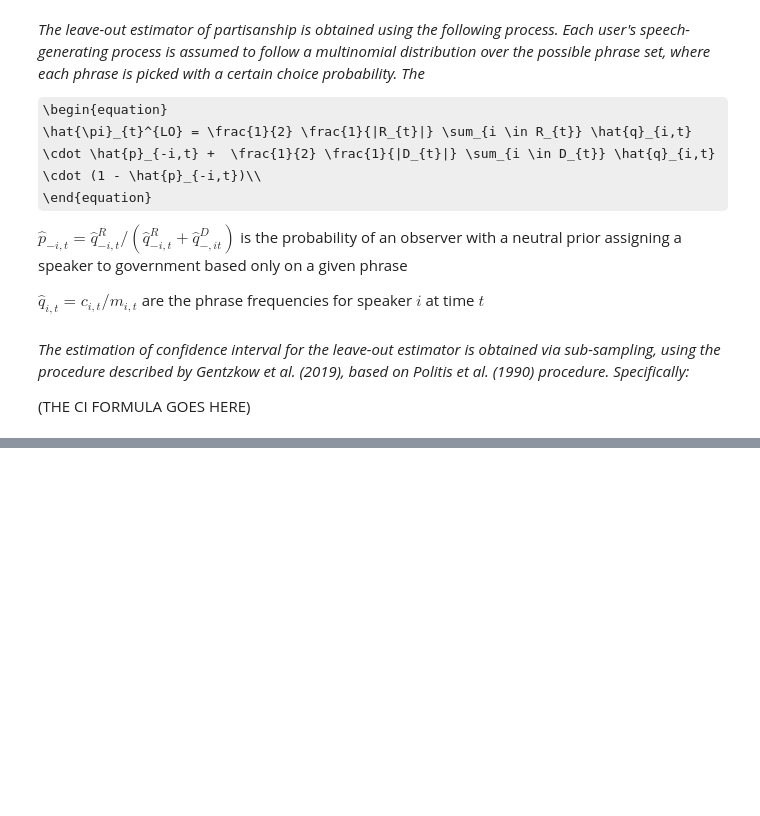
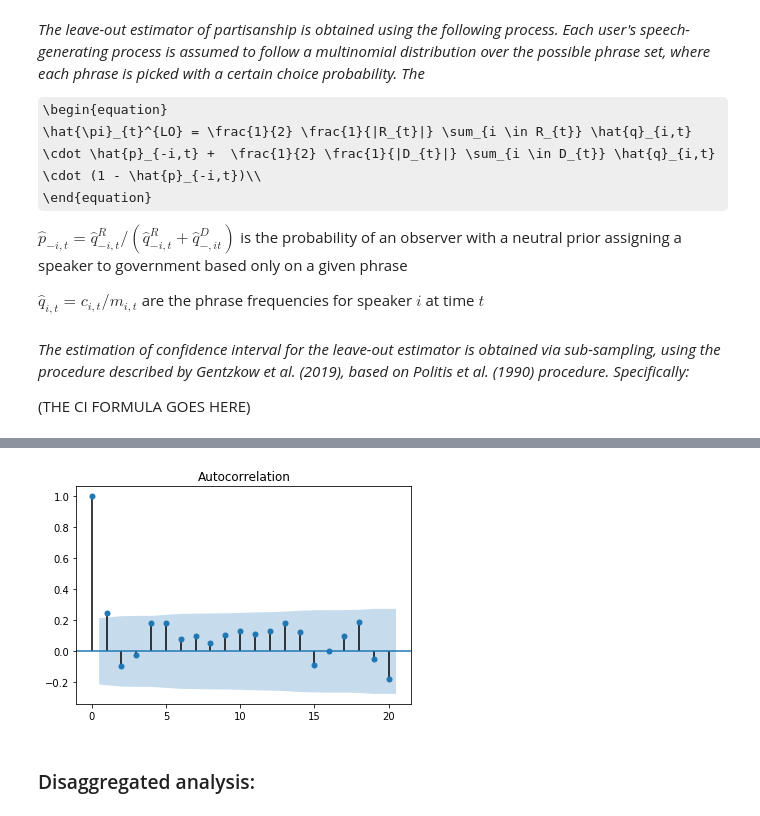
Before and after one commit to bodzioboo/twitter, a Jupyter notebook: notebooks/nlp/data_polarization.ipynb, the cells around one changed output, grey strips where cells are left out. Cells and saved outputs as stored; diff of their text form; code cells hidden in the pictures; some formulas as TeX source; blank space fills up the shorter version.

```diff
--- a/notebooks/nlp/data_polarization.ipynb
+++ b/notebooks/nlp/data_polarization.ipynb
@@ -329,0 +130,7 @@ pd.merge(disaggregated, info, how = "left", on = ["source","id_str"])
+# %%
+plot_acf(aggregated["random_estimate"])
+plt.show()
+# %% [output]
+[figure, added]
+# %% [markdown]
+### Disaggregated analysis:
```
Also changed, not shown: parts of 65 cells of this notebook, 19 other files.
